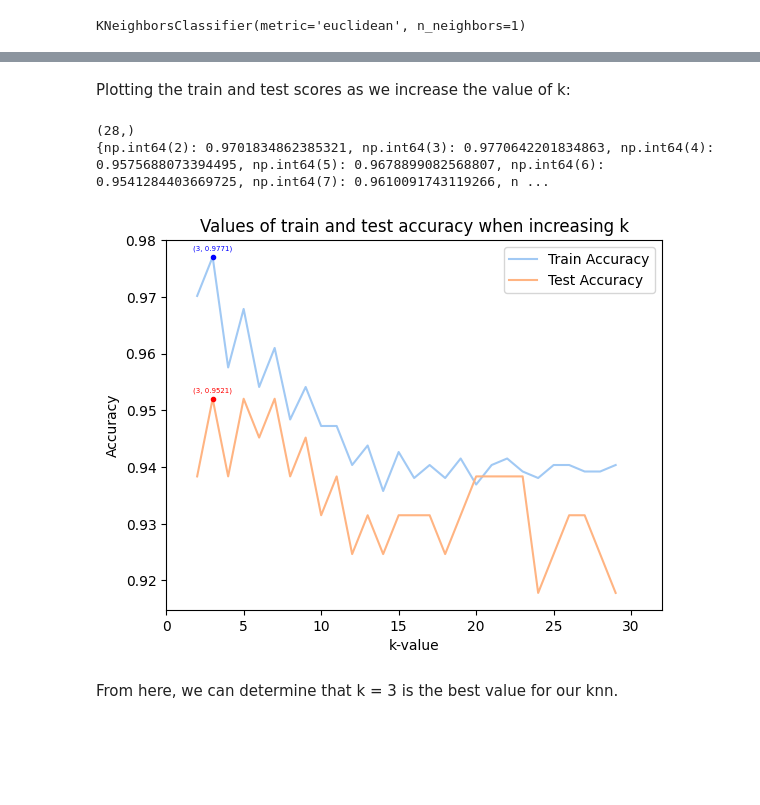
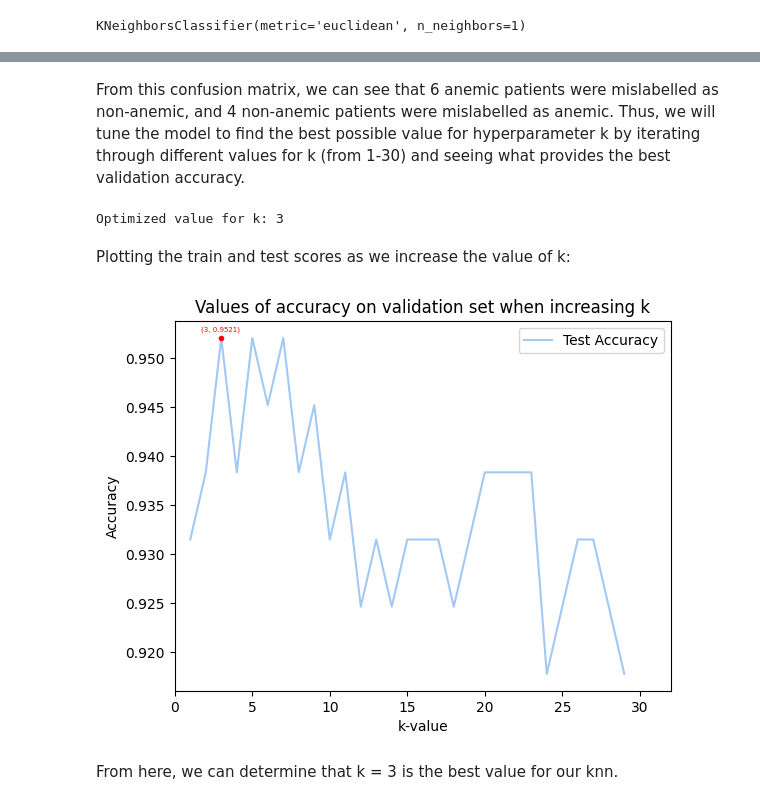
Before and after one commit to ntole24/stintsy_4CS, a Jupyter notebook: mco.ipynb, the cells around one changed output, grey strips where cells are left out. Drawn from its saved outputs; the diff is of its cells as text; code cells hidden in the pictures; blank space fills up the shorter version.

Commit message:
feat: organized text and error detection for knn

```diff
--- a/mco.ipynb
+++ b/mco.ipynb
@@ -716,45 +760,48 @@ This would entail trying diff. values for k
+# %% [markdown]
+From this confusion matrix, we can see that 6 anemic patients were mislabelled as non-anemic, and 4 non-anemic patients were mislabelled as anemic. Thus, we will tune the model to find the best possible value for hyperparameter k by iterating through different values for k (from 1-30) and seeing what provides the best validation accuracy.
 # %%
-train_score = {}
-test_score = {}
-n_neighbors = np.arange(2, 30, 1)
+val_score = {}
+n_neighbors = np.arange(1, 30, 1)
 
 top_k = 0
-top_k_train = 0
-top_k_test = 0
+top_k_val = 0
 
 for neighbor in n_neighbors:
     model = KNeighborsClassifier(n_neighbors=neighbor)
+
+    # Fit to training data
     model.fit(X_train, y_train)
-    y_pred = model.predict(X_train)
-    train_score[neighbor] = accuracy_score(y_train, y_pred)
-    y_pred_validate = model.predict(X_val)
-    test_score[neighbor] = accuracy_score(y_val, y_pred_validate)
 
-    if train_score[neighbor] + test_score[neighbor] > top_k_train + top_k_test:
-        top_k_train = train_score[neighbor]
-        top_k_test = test_score[neighbor]
+    # Test on validation data
+    y_pred_val = model.predict(X_val)
+
+    val_score[neighbor] = accuracy_score(y_val, y_pred_val)
+
+    # If accuracy is better, save the value of accuracy and the current k value
+    if val_score[neighbor] > top_k_val:
+        top_k_val = val_score[neighbor]
         top_k = neighbor
+
+print("Best Accuracy: " + str(top_k_val))
+print("Optimized value for k: " + str(top_k))
+# %% [output]
+Optimized value for k: 3
 # %% [markdown]
 Plotting the train and test scores as we increase the value of k:
 # %%
-plt.plot(n_neighbors, train_score.values(), label="Train Accuracy")
-plt.plot(n_neighbors, test_score.values(), label="Test Accuracy")
+plt.plot(n_neighbors, val_score.values(), label="Test Accuracy")
 # plt.axvline(x=top_k, color='r', linestyle='--', linewidth=1)
-plt.plot(top_k, top_k_train, 'bo', ms=3)
-plt.text(top_k - 1.3, top_k_train + 0.0012, "(" + str(top_k) + ", " + str(round(top_k_train, 4)) + ")", fontsize=5, color='blue')
-plt.plot(top_k, top_k_test, 'ro', ms=3)
-plt.text(top_k - 1.3, top_k_test  + 0.0012,  "(" + str(top_k) + ", " + str(round(top_k_test, 4)) + ")", fontsize=5, color='red')
+plt.plot(top_k, top_k_val, 'ro', ms=3)
+plt.text(top_k - 1.3, top_k_val  + 0.0007,  "(" + str(top_k) + ", " + str(round(top_k_val, 4)) + ")", fontsize=5, color='red')
 plt.plot()
 plt.xlabel("k-value")
 plt.ylabel("Accuracy")
-plt.title("Values of train and test accuracy when increasing k")
+plt.title("Values of accuracy on validation set when increasing k")
 plt.legend()
 plt.xlim(0, 32)
 plt.show()
 # %% [output]
-(28,)
-{np.int64(2): 0.9701834862385321, np.int64(3): 0.9770642201834863, np.int64(4): 0.9575688073394495, np.int64(5): 0.9678899082568807, np.int64(6): 0.9541284403669725, np.int64(7): 0.9610091743119266, n ...
-[figure, old version]
+[figure, new version]
 # %% [markdown]
 From here, we can determine that k = 3 is the best value for our knn.
 # %% [markdown]
```
Also changed, not shown: parts of 17 cells of this notebook.
